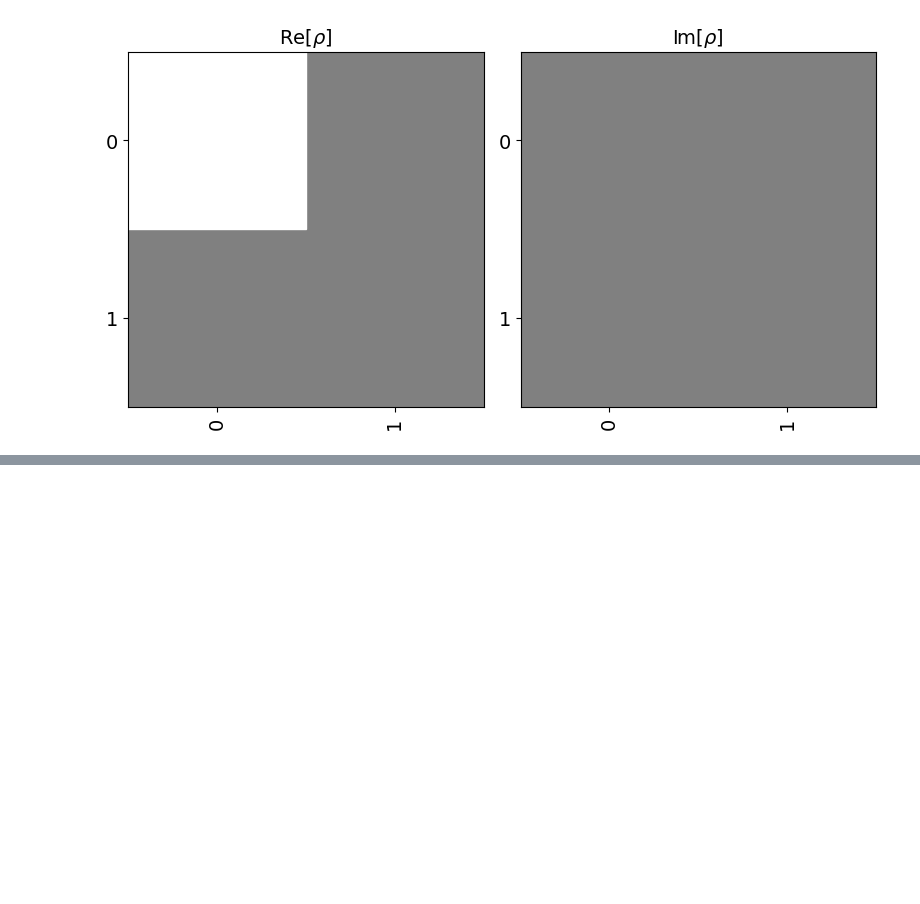
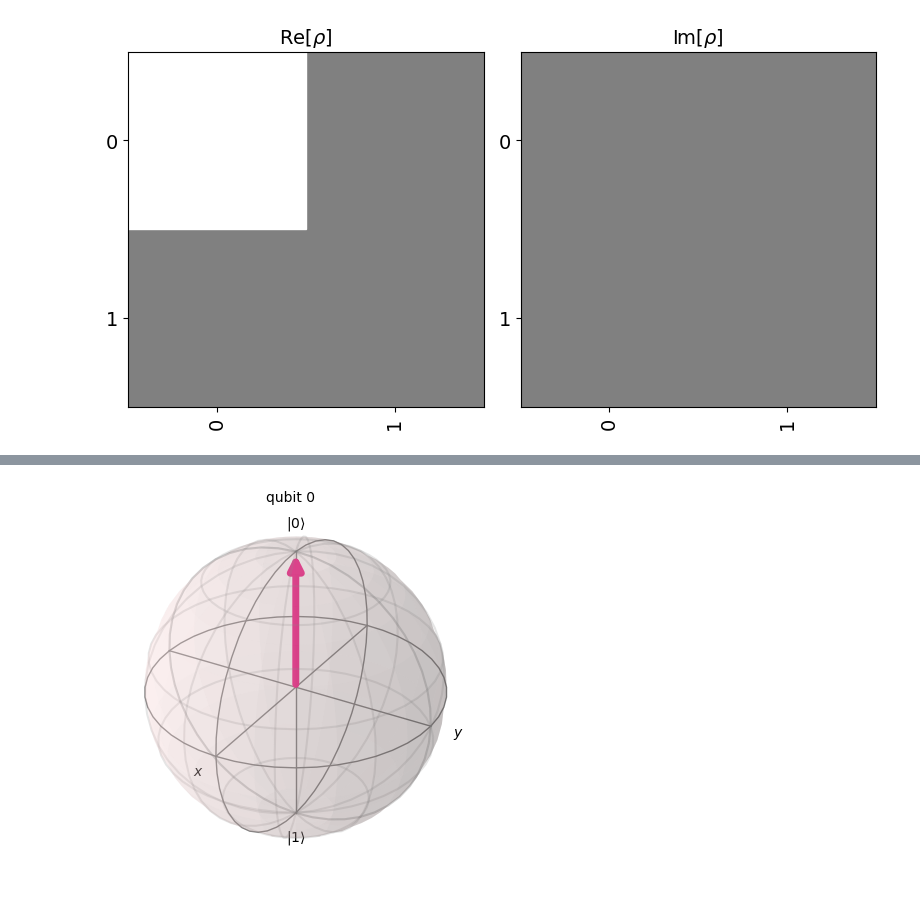
Before and after one commit to A-Hashemiann/Quantum_Information_Computation, a Jupyter notebook: Quantum_Computing/Pauli_X.ipynb, the cells around one changed output, grey strips where cells are left out. Cells and saved outputs as stored; diff of their text form; code cells hidden in the pictures; blank space fills up the shorter version.

```diff
--- a/Quantum_Computing/Pauli_X.ipynb
+++ b/Quantum_Computing/Pauli_X.ipynb
@@ -45,0 +51,5 @@ plot_state_hinton(qc)
+# %%
+from qiskit.visualization import plot_bloch_multivector
+plot_bloch_multivector(qc)
+# %% [output]
+[figure, added]
```
Also changed, not shown: parts of 1 cell of this notebook.
